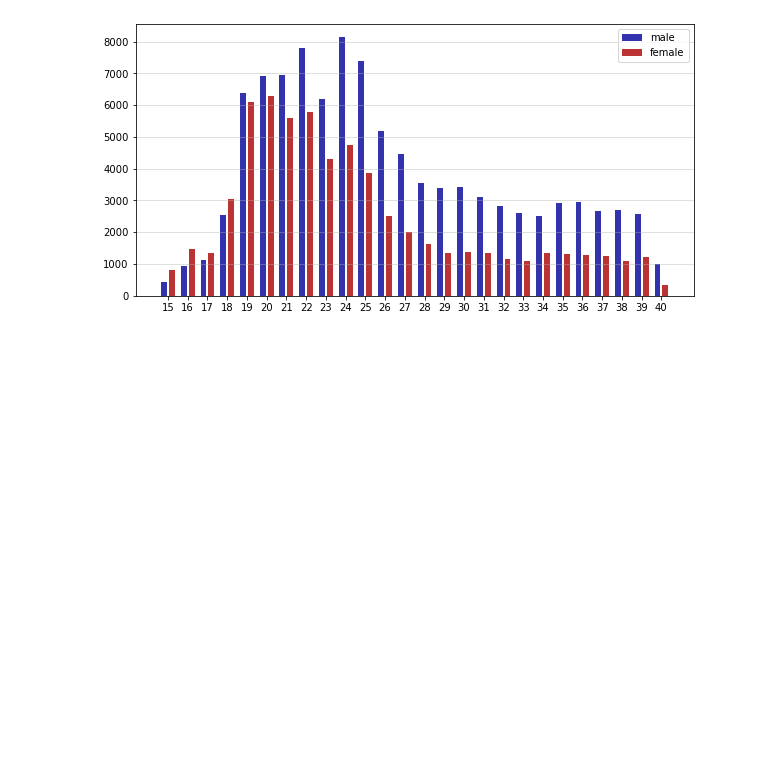
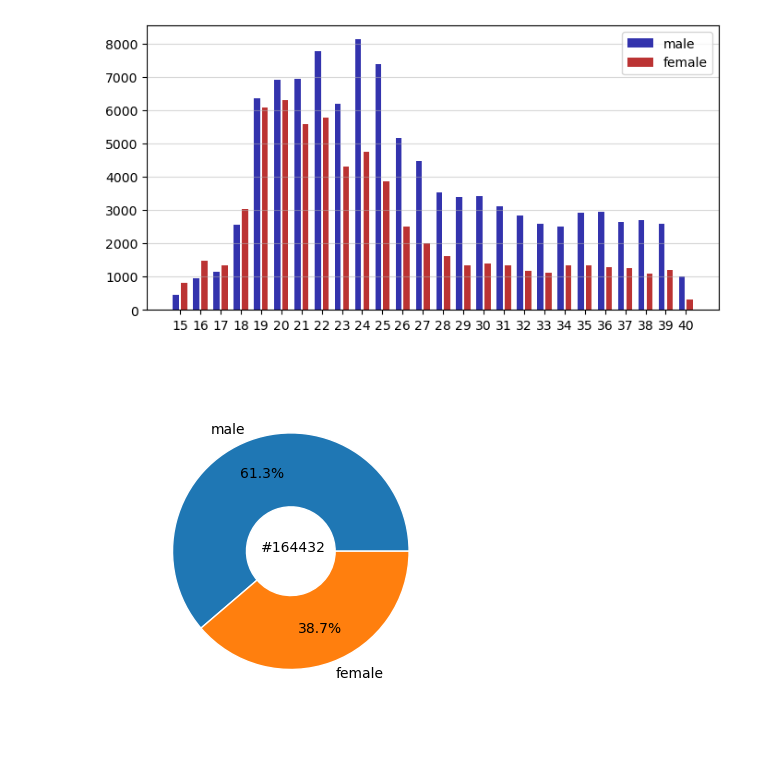
Before and after one commit to shadowpa0327/Age-and-gender-prediction-using-CNN-and-ViT, a Jupyter notebook: preprocessing.ipynb, the cells around one changed output. Cells and saved outputs as stored; diff of their text form; code cells hidden in the pictures; blank space fills up the shorter version.

```diff
--- a/preprocessing.ipynb
+++ b/preprocessing.ipynb
@@ -23,33 +23,44 @@ np.random.shuffle(total_files)
 # %%
 index = np.array([i for i in range(15, 41)])
 male_age_count = [0] * 41
 female_age_count = [0] * 41
 for age, gender in zip(age_list, gender_list):
     if gender == 111:
         male_age_count[age] += 1
     else:
         female_age_count[age] += 1
 
-plt.figure(figsize=(10, 5))
+plt.figure(figsize=(8, 4))
 plt.grid(axis='y', alpha=0.5)
 plt.bar(x=index-0.2,
         height=male_age_count[15:41],
         width=0.3,
         color='#000099',
         alpha=0.8,
         label='male')
 plt.bar(x=index+0.2,
         height=female_age_count[15:41],
         width=0.3,
         color='#AA0000',
         alpha=0.8,
         label='female')
 plt.xticks(index)
 plt.legend()
 
+plt.figure()
+plt.pie([sum(male_age_count), sum(female_age_count)],
+        labels = ['male', 'female'],
+        autopct = "%1.1f%%",
+        pctdistance = 0.7,
+        radius=0.8,
+        wedgeprops=dict(width=0.5, edgecolor='w')
+       )
+plt.text(-0.2, 0, f'#{len(total_files)}')
+
 plt.show()
 # %% [output]
-[figure, old version]
+[figure, new version]
+[figure, added]
 # %%
 train_files = total_files[:int(len(total_files) * 0.8)]
 val_files = total_files[int(len(total_files) * 0.8):]
```
Also changed, not shown: parts of 1 cell of this notebook.
